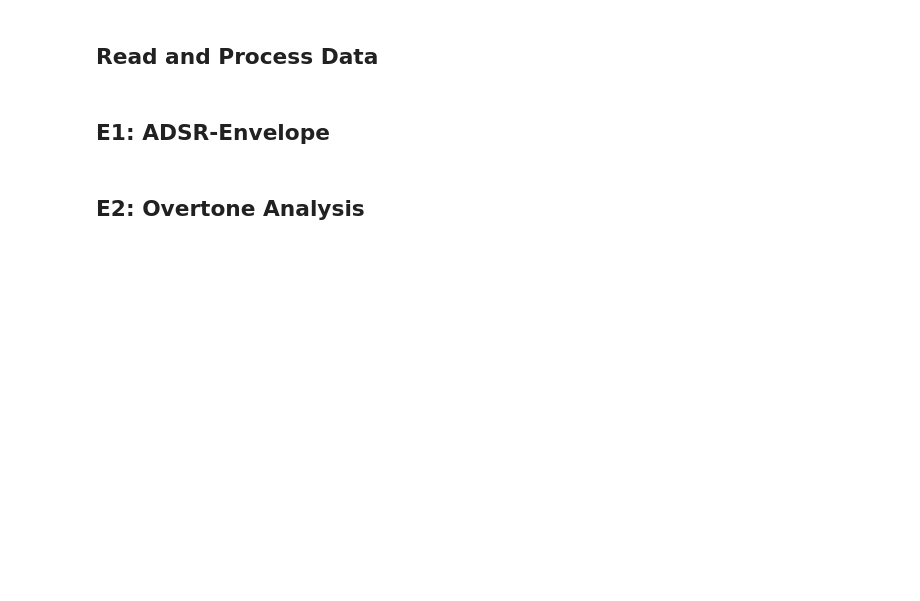
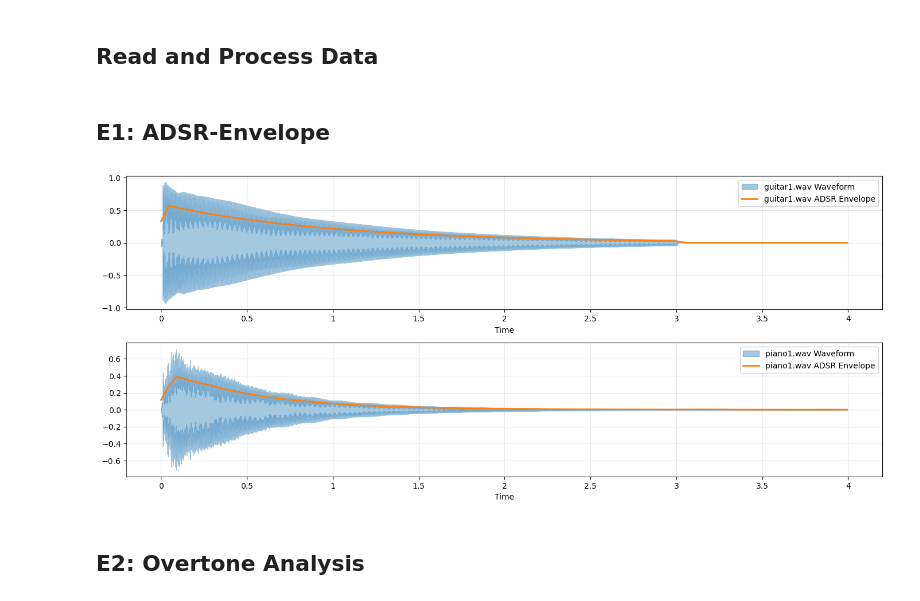
Before and after one commit to martijuanola/RWTH-AIiM, a Jupyter notebook: exercices/e7/e7-main.ipynb, the cells around one changed output. Cells and saved outputs as stored; diff of their text form; code cells hidden in the pictures; blank space fills up the shorter version.

```diff
--- a/exercices/e7/e7-main.ipynb
+++ b/exercices/e7/e7-main.ipynb
@@ -16,8 +20,46 @@ data_path = current_dir.joinpath("data")
 AUDIO_FILE_EXTENSION = ".wav"
 # %% [markdown]
 ## Read and Process Data
+# %%
+guitar1_path = data_path.joinpath("guitar_1" + AUDIO_FILE_EXTENSION)
+piano1_path = data_path.joinpath("piano_1" + AUDIO_FILE_EXTENSION)
+y_g1, sr_g1 = librosa.load(guitar1_path)
+y_p1, sr_p1 = librosa.load(piano1_path)
 # %% [markdown]
 ## E1: ADSR-Envelope
+# %%
+hop_length = 1024
+frame_length = 1024
+
+#calculate rms
+rms_g1 = librosa.feature.rms(y=y_g1, frame_length=frame_length, hop_length=hop_length)[0]
+rms_p1 = librosa.feature.rms(y=y_p1, frame_length=frame_length, hop_length=hop_length)[0]
+
+
+# get time axis
+times_g1 = librosa.times_like(rms_g1, sr=sr_g1, hop_length=hop_length)
+times_p1 = librosa.times_like(rms_p1, sr=sr_p1, hop_length=hop_length)
+
+
+plt.figure(figsize=(14, 6))
+
+#plot adsr for guitar
+plt.subplot(2, 1, 1)
+librosa.display.waveshow(y_g1, sr=sr_g1, alpha=0.4, label="guitar1.wav Waveform")
+plt.plot(times_g1, rms_g1, linewidth=2, label="guitar1.wav ADSR Envelope")
+plt.legend()
+plt.grid(True, alpha=0.3)
+plt.tight_layout()
+
+#plot adsr for piano
+plt.subplot(2,1,2)
+librosa.display.waveshow(y_p1, sr=sr_p1, alpha=0.4, label="piano1.wav Waveform")
+plt.plot(times_p1, rms_p1, linewidth=2, label="piano1.wav ADSR Envelope")
+plt.legend()
+plt.grid(True, alpha=0.3)
+plt.tight_layout()
+# %% [output]
+[figure, added]
 # %% [markdown]
 ## E2: Overtone Analysis
 # %% [markdown]
```
Also changed, not shown: parts of 1 cell of this notebook.
